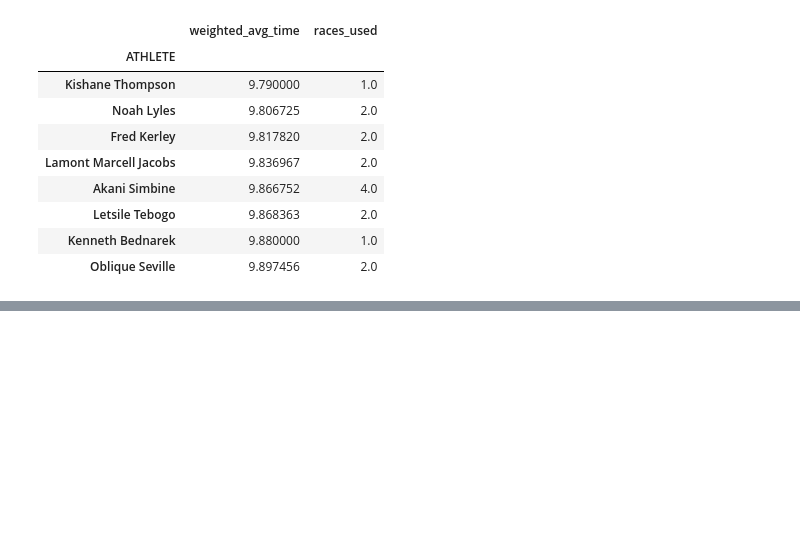
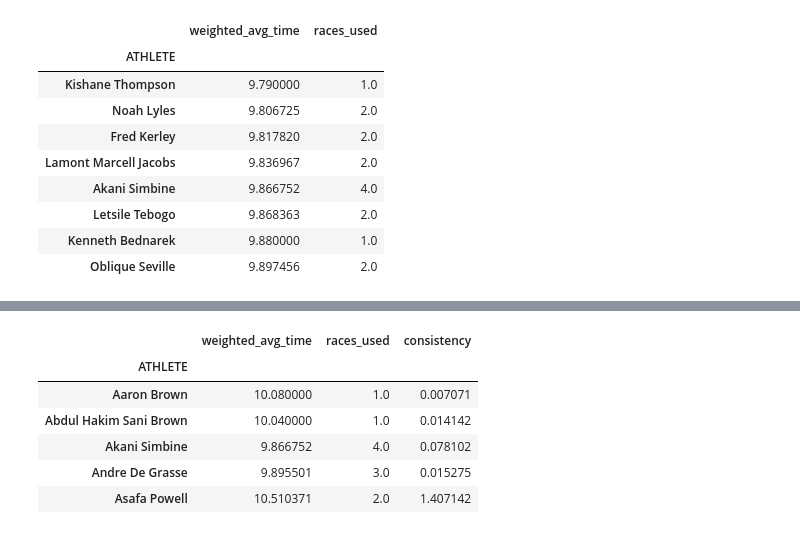
Before and after one commit to eck123main/100m-prediction, a Jupyter notebook: pred.ipynb, the cells around one changed output, grey strips where cells are left out. Drawn from its saved outputs; the diff is of its cells as text; code cells hidden in the pictures; blank space fills up the shorter version.

```diff
--- a/pred.ipynb
+++ b/pred.ipynb
@@ -418,0 +474,11 @@ predict_race(paris_field)
+# %%
+recency_stats = recency_stats.join(athlete_stats["consistency"])
+recency_stats.head()
+# %% [output]
+|  | weighted_avg_time | races_used | consistency |
+| ATHLETE |  |  |  |
+| Aaron Brown | 10.080000 | 1.0 | 0.007071 |
+| Abdul Hakim Sani Brown | 10.040000 | 1.0 | 0.014142 |
+| Akani Simbine | 9.866752 | 4.0 | 0.078102 |
+| Andre De Grasse | 9.895501 | 3.0 | 0.015275 |
+| Asafa Powell | 10.510371 | 2.0 | 1.407142 |
```
Also changed, not shown: parts of 5 cells of this notebook.
